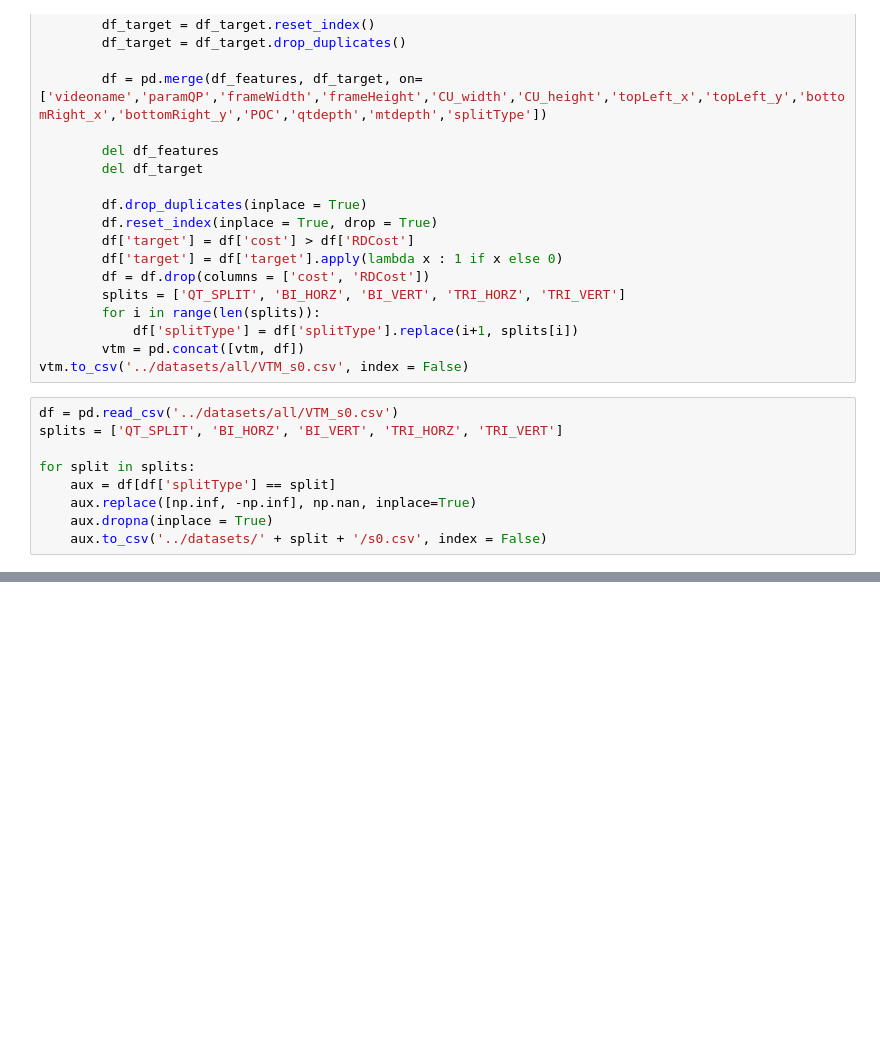
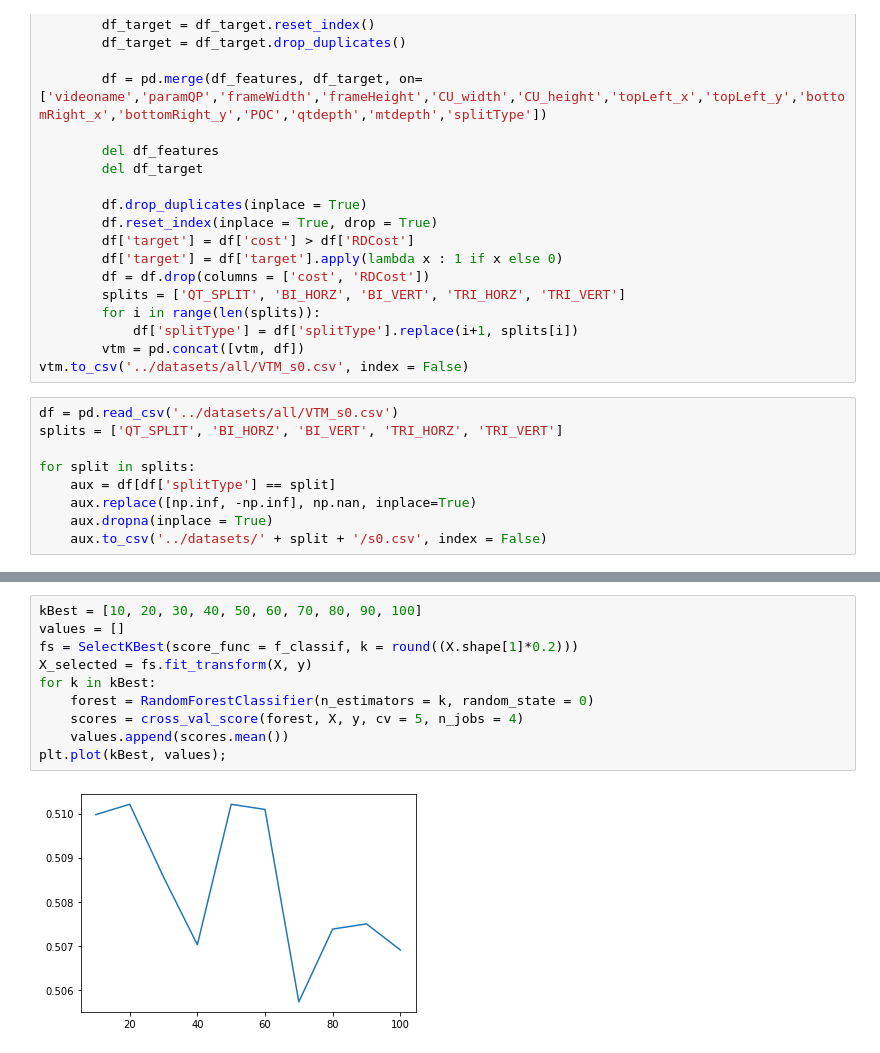
Before and after one commit to mclindino/TCC, a Jupyter notebook: Software/source/rf.ipynb, the cells around one changed output, grey strips where cells are left out. Cells and saved outputs as stored; diff of their text form; blank space fills up the shorter version.

```diff
--- a/Software/source/rf.ipynb
+++ b/Software/source/rf.ipynb
@@ -77,0 +233,12 @@ df['DiffInconsRatioGrad'] = abs(df['HIRatioGrad'] - df['VIRatioGrad'])
+# %%
+kBest = [10, 20, 30, 40, 50, 60, 70, 80, 90, 100]
+values = []
+fs = SelectKBest(score_func = f_classif, k = round((X.shape[1]*0.2)))
+X_selected = fs.fit_transform(X, y)
+for k in kBest:
+    forest = RandomForestClassifier(n_estimators = k, random_state = 0)
+    scores = cross_val_score(forest, X, y, cv = 5, n_jobs = 4)
+    values.append(scores.mean())
+plt.plot(kBest, values);
+# %% [output]
+[figure, added]
```
Also changed, not shown: parts of 23 cells of this notebook, 22 other files.
